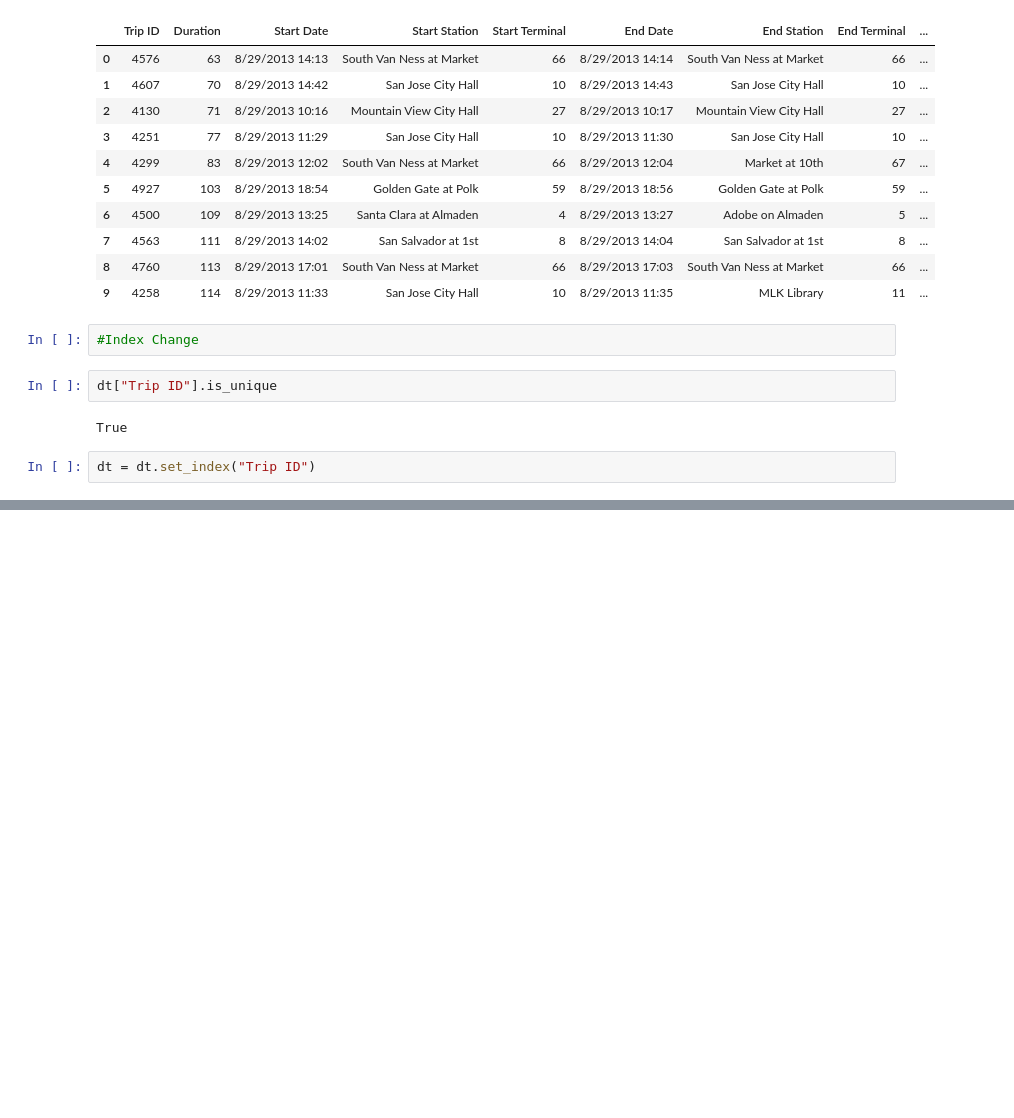
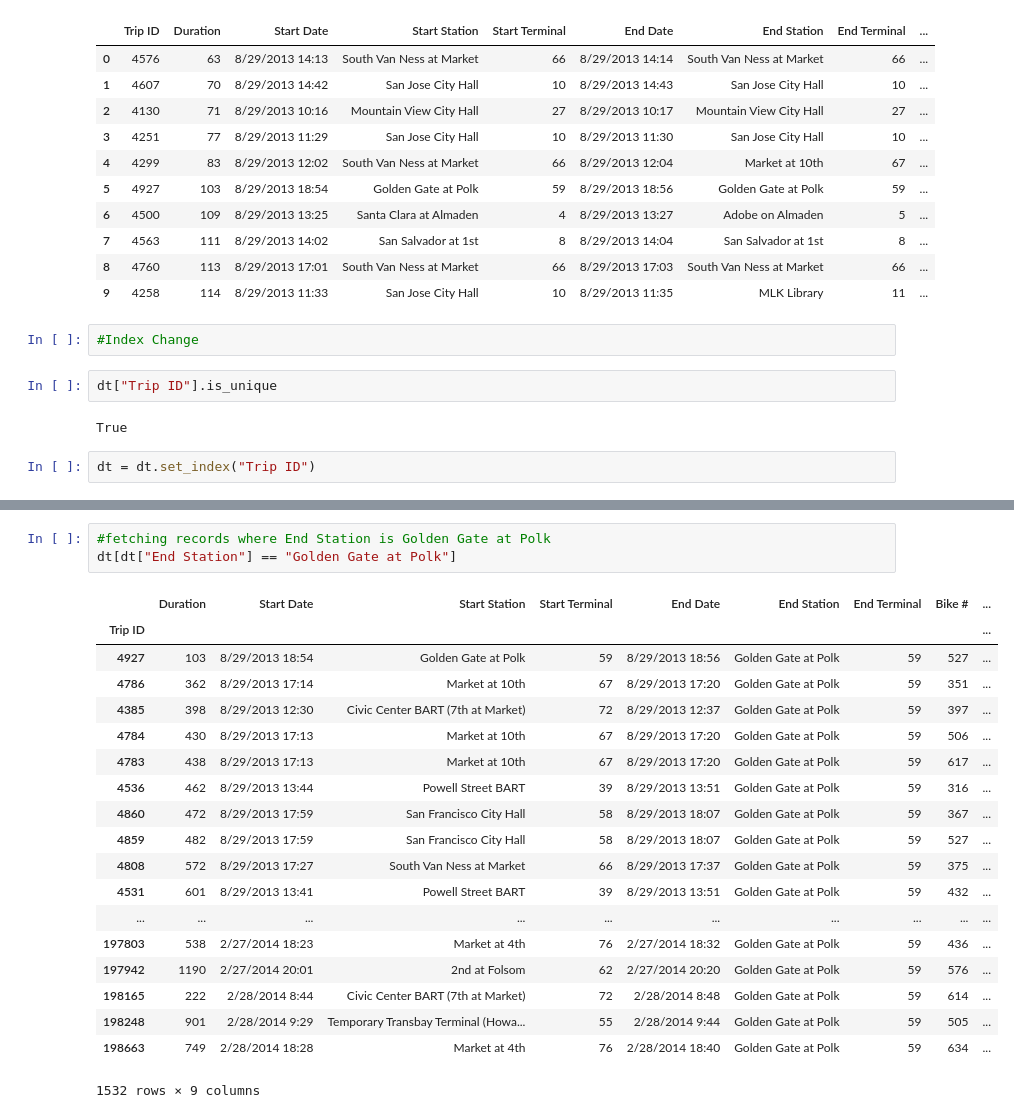
Before and after one commit to kmranrg/BikeShare, a Jupyter notebook: DataPreprocessing.ipynb, the cells around one changed output, grey strips where cells are left out. Cells and saved outputs as stored; diff of their text form; blank space fills up the shorter version.

```diff
--- a/DataPreprocessing.ipynb
+++ b/DataPreprocessing.ipynb
@@ -47,0 +172,23 @@ dt = dt.set_index("Trip ID")
+# %%
+#fetching records where End Station is Golden Gate at Polk
+dt[dt["End Station"] == "Golden Gate at Polk"]
+# %% [output]
+|  | Duration | Start Date | Start Station | Start Terminal | End Date | End Station | End Terminal | Bike # | ... |
+| Trip ID |  |  |  |  |  |  |  |  | ... |
+| 4927 | 103 | 8/29/2013 18:54 | Golden Gate at Polk | 59 | 8/29/2013 18:56 | Golden Gate at Polk | 59 | 527 | ... |
+| 4786 | 362 | 8/29/2013 17:14 | Market at 10th | 67 | 8/29/2013 17:20 | Golden Gate at Polk | 59 | 351 | ... |
+| 4385 | 398 | 8/29/2013 12:30 | Civic Center BART (7th at Market) | 72 | 8/29/2013 12:37 | Golden Gate at Polk | 59 | 397 | ... |
+| 4784 | 430 | 8/29/2013 17:13 | Market at 10th | 67 | 8/29/2013 17:20 | Golden Gate at Polk | 59 | 506 | ... |
+| 4783 | 438 | 8/29/2013 17:13 | Market at 10th | 67 | 8/29/2013 17:20 | Golden Gate at Polk | 59 | 617 | ... |
+| 4536 | 462 | 8/29/2013 13:44 | Powell Street BART | 39 | 8/29/2013 13:51 | Golden Gate at Polk | 59 | 316 | ... |
+| 4860 | 472 | 8/29/2013 17:59 | San Francisco City Hall | 58 | 8/29/2013 18:07 | Golden Gate at Polk | 59 | 367 | ... |
+| 4859 | 482 | 8/29/2013 17:59 | San Francisco City Hall | 58 | 8/29/2013 18:07 | Golden Gate at Polk | 59 | 527 | ... |
+| 4808 | 572 | 8/29/2013 17:27 | South Van Ness at Market | 66 | 8/29/2013 17:37 | Golden Gate at Polk | 59 | 375 | ... |
+| 4531 | 601 | 8/29/2013 13:41 | Powell Street BART | 39 | 8/29/2013 13:51 | Golden Gate at Polk | 59 | 432 | ... |
+| ... | ... | ... | ... | ... | ... | ... | ... | ... | ... |
+| 197803 | 538 | 2/27/2014 18:23 | Market at 4th | 76 | 2/27/2014 18:32 | Golden Gate at Polk | 59 | 436 | ... |
+| 197942 | 1190 | 2/27/2014 20:01 | 2nd at Folsom | 62 | 2/27/2014 20:20 | Golden Gate at Polk | 59 | 576 | ... |
+| 198165 | 222 | 2/28/2014 8:44 | Civic Center BART (7th at Market) | 72 | 2/28/2014 8:48 | Golden Gate at Polk | 59 | 614 | ... |
+| 198248 | 901 | 2/28/2014 9:29 | Temporary Transbay Terminal (Howa... | 55 | 2/28/2014 9:44 | Golden Gate at Polk | 59 | 505 | ... |
+| 198663 | 749 | 2/28/2014 18:28 | Market at 4th | 76 | 2/28/2014 18:40 | Golden Gate at Polk | 59 | 634 | ... |
+1532 rows × 9 columns
```
Also changed, not shown: parts of 10 cells of this notebook.
